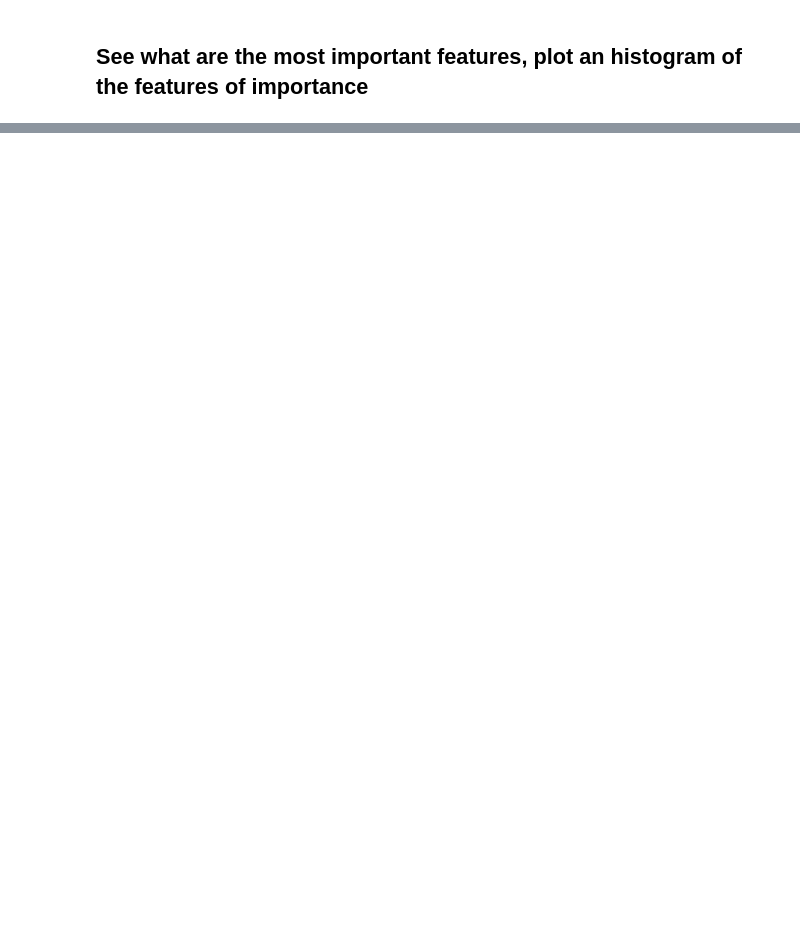
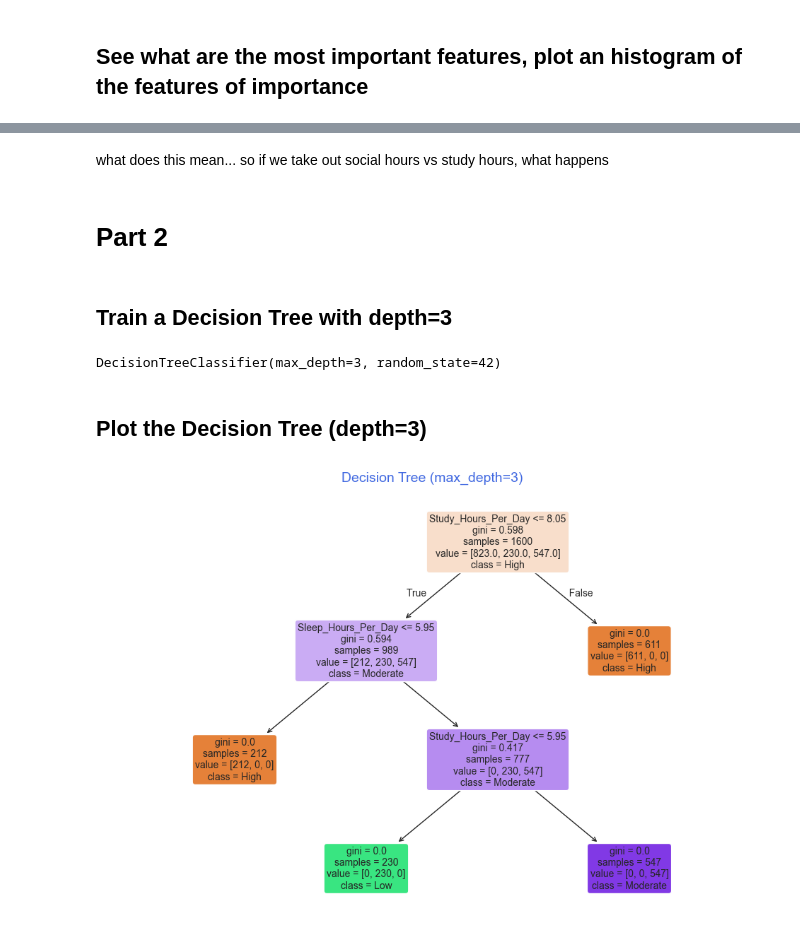
Before and after one commit to lucy-buhayenko/LFC, a Jupyter notebook: csci-250/Lucy_Decision_Tree.ipynb, the cells around one changed output, grey strips where cells are left out. Saved outputs shown, nothing was run; the diff lists cells and outputs as text; code cells hidden in the pictures; blank space fills up the shorter version.

```diff
--- a/csci-250/Lucy_Decision_Tree.ipynb
+++ b/csci-250/Lucy_Decision_Tree.ipynb
@@ -194 +231,30 @@ Extracurricular_Hours_Per_Day      0.004043
 dtype: float64
+# %% [markdown]
+what does this mean... so if we take out social hours vs study hours, what happens
+# %% [markdown]
+# Part 2
+# %% [markdown]
+## Train a Decision Tree with depth=3
+# %%
+dt3 = DecisionTreeClassifier(criterion="gini", max_depth=3, random_state=42)
+dt3.fit(X_train, y_train)
+# %% [output]
+DecisionTreeClassifier(max_depth=3, random_state=42)
+# %% [markdown]
+##  Plot the Decision Tree (depth=3)
+# %%
+sns.set_style("whitegrid")
+
+plt.figure(figsize=(12, 8))
+plot_tree(
+    dt3,
+    feature_names=X.columns,
+    class_names=dt3.classes_,
+    filled=True,
+    rounded=True,
+    fontsize=10
+)
+plt.title("Decision Tree (max_depth=3)", fontsize=14, color='royalblue')
+plt.show()
+# %% [output]
+[figure, added]
```
Also changed, not shown: parts of 38 cells of this notebook.
